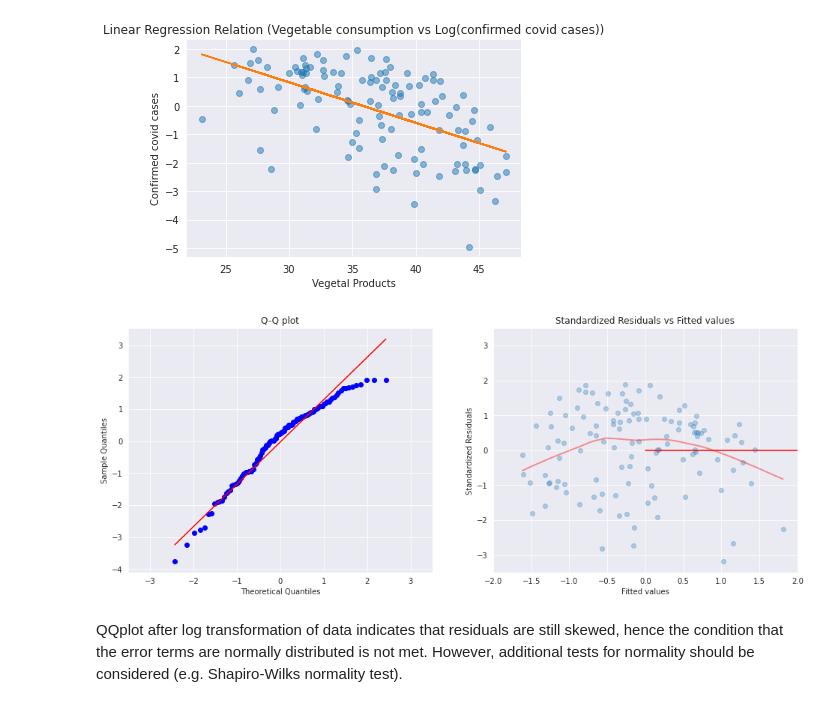
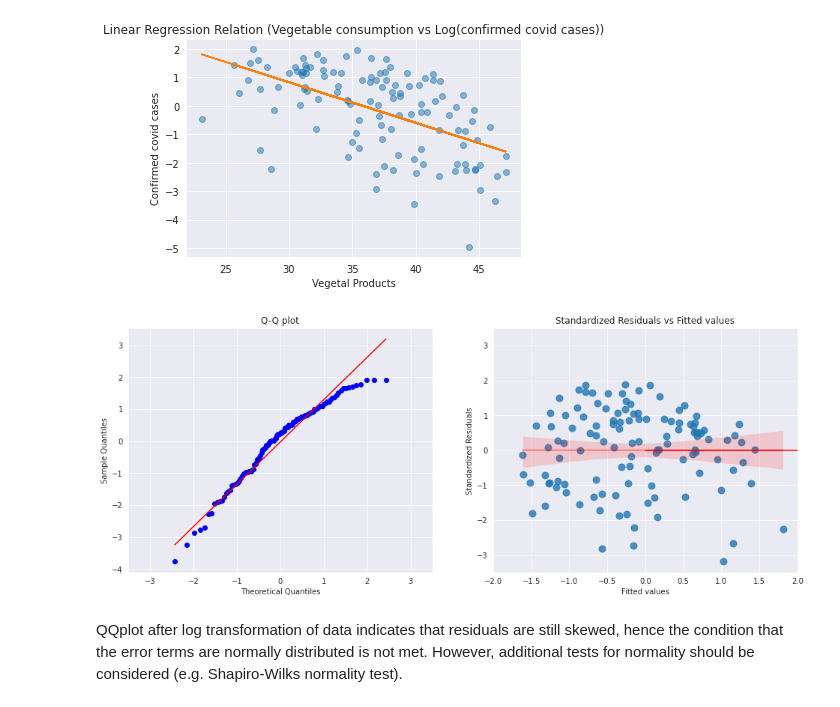
Before and after one commit to Migaalee/PAD, a Jupyter notebook: PAD_project1.ipynb, the cells around one changed output. Saved outputs shown, nothing was run; the diff lists cells and outputs as text; code cells hidden in the pictures.

```diff
--- a/PAD_project1.ipynb
+++ b/PAD_project1.ipynb
@@ -356,36 +356,37 @@ predictions = dot(x_masked1,beta)
 residuals = y_masked - predictions[:,0]
 degrees_of_freedom = len(y_masked) - x_masked1.shape[1]
 
 sm.qqplot(residuals,
           stats.t,
           distargs=(degrees_of_freedom,),
           line='q',
           ax=axs[0])
 axs[0].set_title(label = 'Q-Q plot')
 axs[0].set_xlim(-3.5,3.5)
 
 
 residuals_standard_error = np.sqrt( (1/degrees_of_freedom) *  np.sum(residuals ** 2))
 mean_independent_variable = np.mean(x_masked1[:,1])
 leverage = ( (1/len(x_masked1))
              + (((x_masked[:,1] - mean_independent_variable)**2)
                 / np.sum((x_masked1[:,1] - mean_independent_variable)**2)) )
 standardized_rediduals = residuals / (residuals_standard_error * np.sqrt( 1 - leverage))
 
 sns.regplot(x=predictions[:,0],
             y=standardized_rediduals,
             ax=axs[1],
-            lowess=True,
-            scatter_kws={'alpha':0.3},
+            lowess=False,
+            scatter_kws={'s':80},
             line_kws={"color":"r","alpha":0.4,"lw":2})
 plt.plot(np.arange(len(standardized_rediduals)), [0]*len(standardized_rediduals), 'r-')
 axs[1].set_ylim(-3.5,3.5)
 axs[1].set_xlim(-2,2)
 axs[1].set(ylabel='Standardized Residuals',
            xlabel='Fitted values');
 axs[1].set_title(label = 'Standardized Residuals vs Fitted values');
+plt.xlim([-2,2]);
 # %% [output]
-[figure, old version]
+[figure, new version]
 # %% [markdown]
 QQplot after log transformation of data indicates that residuals are still skewed, hence the condition that the error terms are normally distributed is not met. However, additional tests for normality should be considered (e.g. Shapiro-Wilks normality test).
 # %% [markdown]
```
Also changed, not shown: parts of 49 cells of this notebook.
